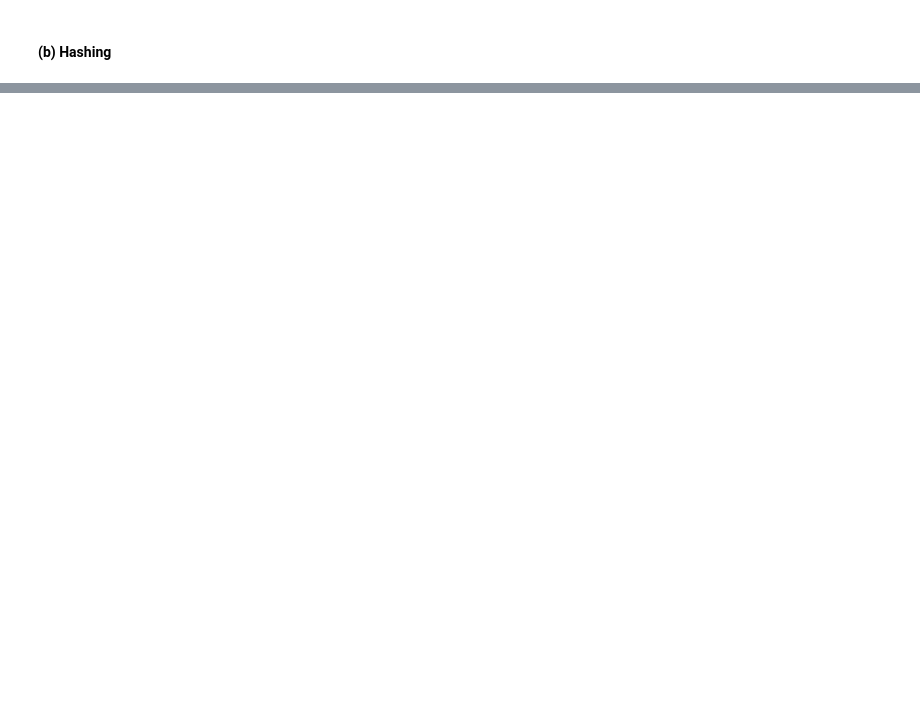
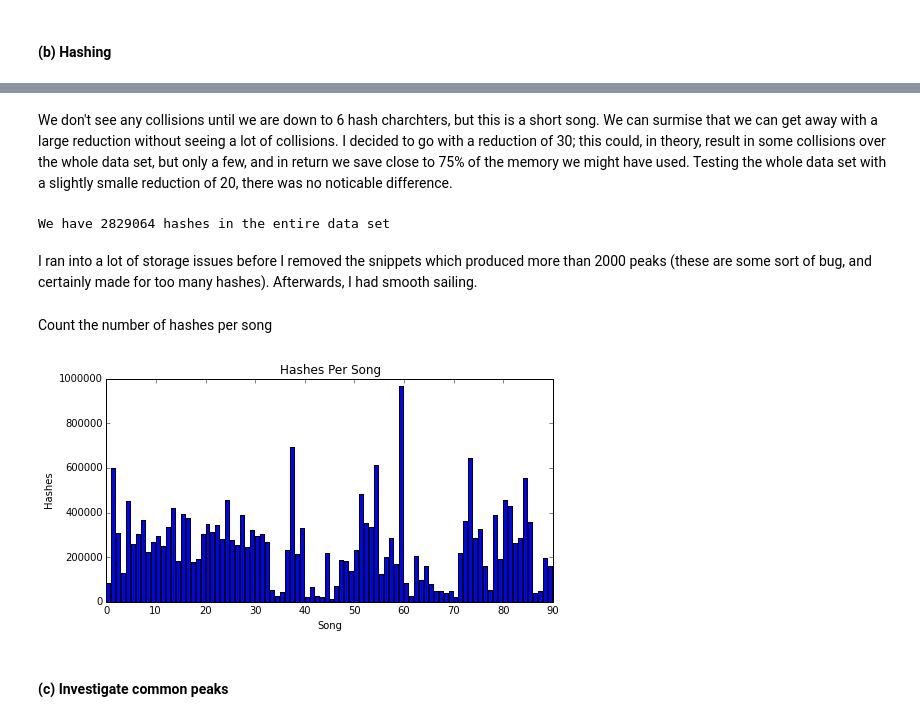
Before and after one commit to ajmaurer/Chicago-Course-Work, a Jupyter notebook: stat376/assn3_shazam.ipynb, the cells around one changed output, grey strips where cells are left out. Cells and saved outputs as stored; diff of their text form; code cells hidden in the pictures; blank space fills up the shorter version.

```diff
--- a/stat376/assn3_shazam.ipynb
+++ b/stat376/assn3_shazam.ipynb
@@ -115,2 +115,22 @@ On average, there are 166221.47 peaks per song.
 # %% [markdown]
 #### (b) Hashing
+# %%
+def hash_two_close_peaks((time1, freq1), (time2, freq2),reduction=0):
+    """Returns a hash for two peaks"""
+    return hashlib.sha1("{}:{}:{}".format(time2 - time1, freq2, freq1)).hexdigest()[:(40-reduction)]
+
+def return_pair_hashes(peaks,radius=200,reduction=0):
+    """Generates a set of hashes, each corresponding to a pair of two peaks in a segment"""
+    pairs = []
+    times = [time for time,freq in peaks]
+    length = len(times)
+    right = 0
+    for i in range(length):
+        right = bi.bisect_left(times,times[i]+radius,lo=max(right,i+1))
+        pairs += set(map(lambda peakj: hash_two_close_peaks(peaks[i],peakj,reduction=reduction),peaks[i+1:right]))
+    return pairs
+
+def list_to_array(lst, length):
+    array = np.zeros(length)
+    array[lst]+= 1
+    return array
@@ -116,0 +164,32 @@ On average, there are 166221.47 peaks per song.
+# %% [markdown]
+We don't see any collisions until we are down to 6 hash charchters, but this is a short song. We can surmise that we can get away with a large reduction without seeing a lot of collisions. I decided to go with a reduction of 30; this could, in theory, result in some collisions over the whole data set, but only a few, and in return we save close to 75% of the memory we might have used. Testing the whole data set with a slightly smalle reduction of 20, there was no noticable difference.
+# %%
+# Generate a set of hashes. Each will have as data a length 90 binary vector indicating whether the song_id corresponding
+# to the index produced the hash
+hashes = snipets_fp.map(lambda (sid, off, peaks): (sid,return_pair_hashes(peaks,reduction=30)))\
+    .flatMapValues(lambda x: x)\
+    .map(lambda (sid,hash): (hash,sid))\
+    .groupByKey()\
+    .map(lambda (hash,sids): (hash,list_to_array(list(sids),90)))\
+    .cache()
+
+print 'We have %d hashes in the entire data set' % (hashes.count())
+# %% [output]
+We have 2829064 hashes in the entire data set
+# %% [markdown]
+I ran into a lot of storage issues before I removed the snippets which produced more than 2000 peaks (these are some sort of bug, and certainly made for too many hashes). Afterwards, I had smooth sailing.
+# %% [markdown]
+Count the number of hashes per song
+# %%
+songHashCounts = hashes.map(itemgetter(1)).reduce(lambda x,y : x+y)
+# %%
+plt.bar(np.arange(90),songHashCounts)
+plt.title("Hashes Per Song")
+plt.xlabel('Song')
+plt.ylabel('Hashes')
+plt.rcParams["figure.figsize"]= [4,8]
+plt.show()
+# %% [output]
+[figure, added]
+# %% [markdown]
+#### (c) Investigate common peaks
```
Also changed, not shown: parts of 17 cells of this notebook, 1 other file.
